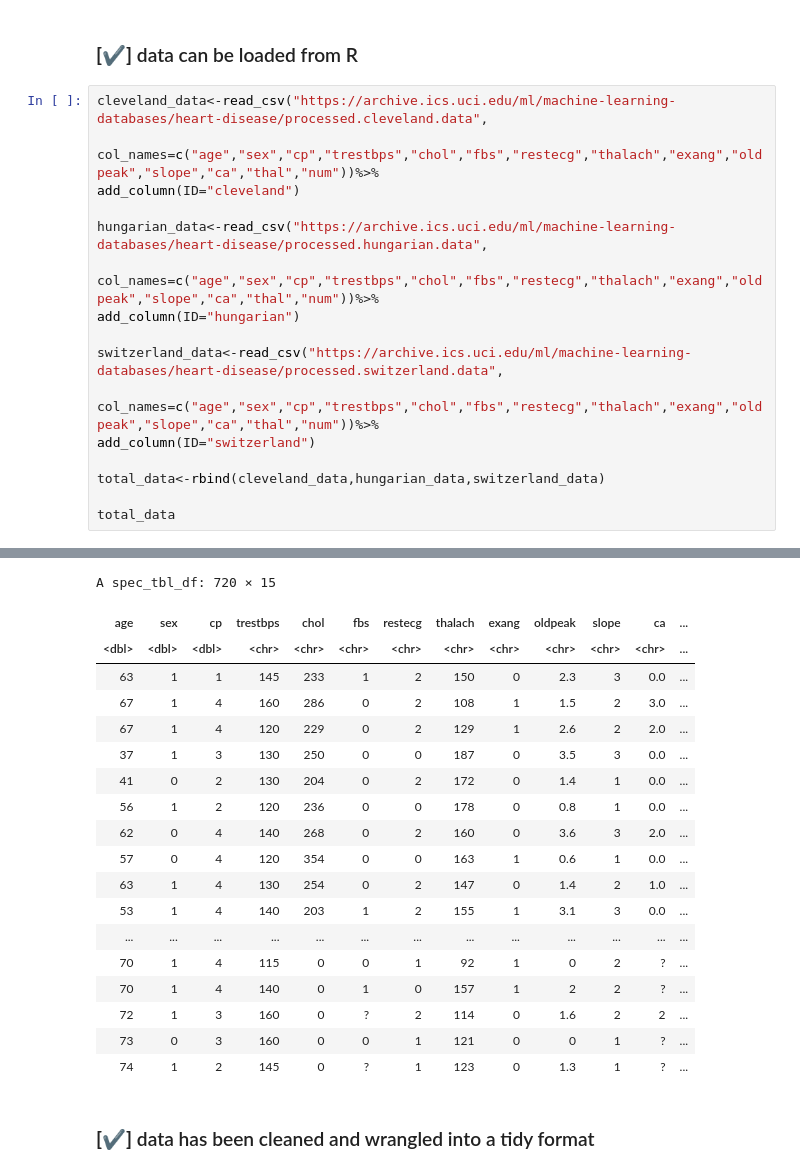
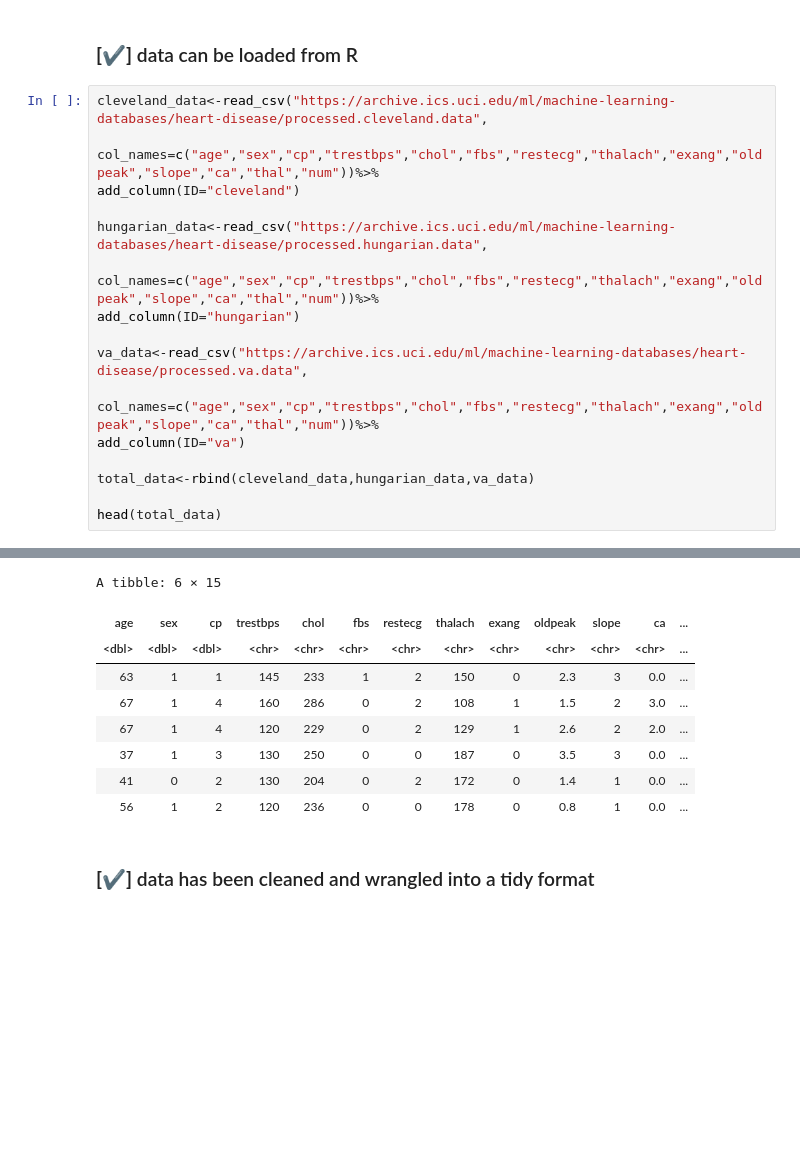
Before and after one commit to Yujinjen/group_project, a Jupyter notebook: DSCI_G36_Project_Submission.ipynb, the cells around one changed output, grey strips where cells are left out. Drawn from its saved outputs; the diff is of its cells as text; blank space fills up the shorter version.

```diff
--- a/DSCI_G36_Project_Submission.ipynb
+++ b/DSCI_G36_Project_Submission.ipynb
@@ -61,50 +61,40 @@ hungarian_data<-read_csv("https://archive.ics.uci.edu/ml/machine-learning-databa
          col_names=c("age","sex","cp","trestbps","chol","fbs","restecg","thalach","exang","oldpeak","slope","ca","thal","num"))%>%
 add_column(ID="hungarian")
 
-switzerland_data<-read_csv("https://archive.ics.uci.edu/ml/machine-learning-databases/heart-disease/processed.switzerland.data",
+va_data<-read_csv("https://archive.ics.uci.edu/ml/machine-learning-databases/heart-disease/processed.va.data",
          col_names=c("age","sex","cp","trestbps","chol","fbs","restecg","thalach","exang","oldpeak","slope","ca","thal","num"))%>%
-add_column(ID="switzerland")
+add_column(ID="va")
 
-total_data<-rbind(cleveland_data,hungarian_data,switzerland_data)
+total_data<-rbind(cleveland_data,hungarian_data,va_data)
 
-total_data
+head(total_data)
 # %% [output]
 Parsed with column specification:
 cols(
   age = col_double(),
   sex = col_double(),
   cp = col_double(),
   trestbps = col_double(),
   chol = col_double(),
   fbs = col_double(),
   restecg = col_double(),
   thalach = col_double(),
   exang = col_double(),
   oldpeak = col_double(),
 ... (37 lines left out)
   ca = col_character(),
   thal = col_character(),
   num = col_double()
 )
-A spec_tbl_df: 720 × 15
+A tibble: 6 × 15
 | age | sex | cp | trestbps | chol | fbs | restecg | thalach | exang | oldpeak | slope | ca | ... |
 | <dbl> | <dbl> | <dbl> | <chr> | <chr> | <chr> | <chr> | <chr> | <chr> | <chr> | <chr> | <chr> | ... |
 | 63 | 1 | 1 | 145 | 233 | 1 | 2 | 150 | 0 | 2.3 | 3 | 0.0 | ... |
 | 67 | 1 | 4 | 160 | 286 | 0 | 2 | 108 | 1 | 1.5 | 2 | 3.0 | ... |
 | 67 | 1 | 4 | 120 | 229 | 0 | 2 | 129 | 1 | 2.6 | 2 | 2.0 | ... |
 | 37 | 1 | 3 | 130 | 250 | 0 | 0 | 187 | 0 | 3.5 | 3 | 0.0 | ... |
 | 41 | 0 | 2 | 130 | 204 | 0 | 2 | 172 | 0 | 1.4 | 1 | 0.0 | ... |
 | 56 | 1 | 2 | 120 | 236 | 0 | 0 | 178 | 0 | 0.8 | 1 | 0.0 | ... |
-| 62 | 0 | 4 | 140 | 268 | 0 | 2 | 160 | 0 | 3.6 | 3 | 2.0 | ... |
-| 57 | 0 | 4 | 120 | 354 | 0 | 0 | 163 | 1 | 0.6 | 1 | 0.0 | ... |
-| 63 | 1 | 4 | 130 | 254 | 0 | 2 | 147 | 0 | 1.4 | 2 | 1.0 | ... |
-| 53 | 1 | 4 | 140 | 203 | 1 | 2 | 155 | 1 | 3.1 | 3 | 0.0 | ... |
-| ... | ... | ... | ... | ... | ... | ... | ... | ... | ... | ... | ... | ... |
-| 70 | 1 | 4 | 115 | 0 | 0 | 1 | 92 | 1 | 0 | 2 | ? | ... |
-| 70 | 1 | 4 | 140 | 0 | 1 | 0 | 157 | 1 | 2 | 2 | ? | ... |
-| 72 | 1 | 3 | 160 | 0 | ? | 2 | 114 | 0 | 1.6 | 2 | 2 | ... |
-| 73 | 0 | 3 | 160 | 0 | 0 | 1 | 121 | 0 | 0 | 1 | ? | ... |
-| 74 | 1 | 2 | 145 | 0 | ? | 1 | 123 | 0 | 1.3 | 1 | ? | ... |
 # %% [markdown]
 ### **[✔]** data has been cleaned and wrangled into a tidy format
 # %%
```
Also changed, not shown: parts of 8 cells of this notebook.
